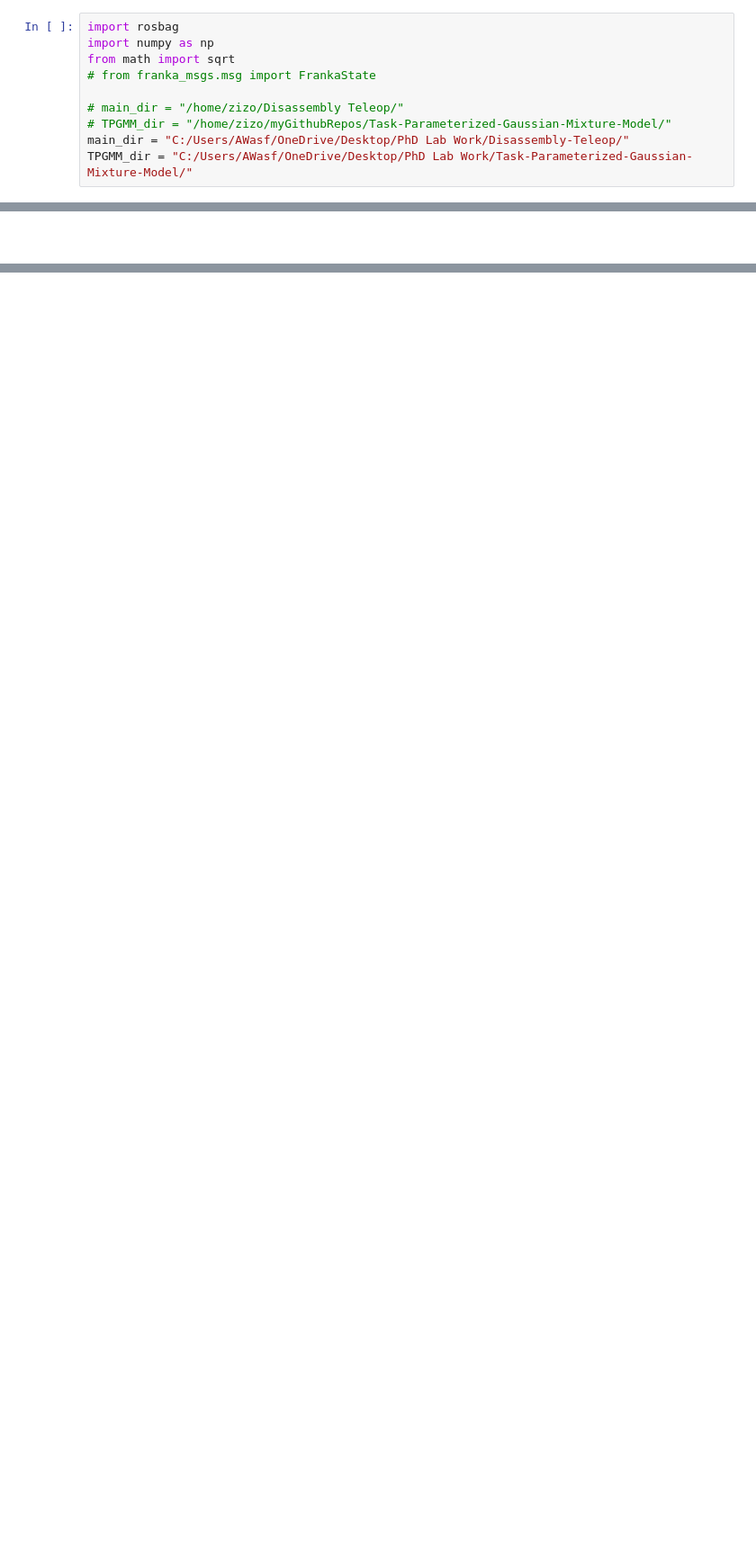
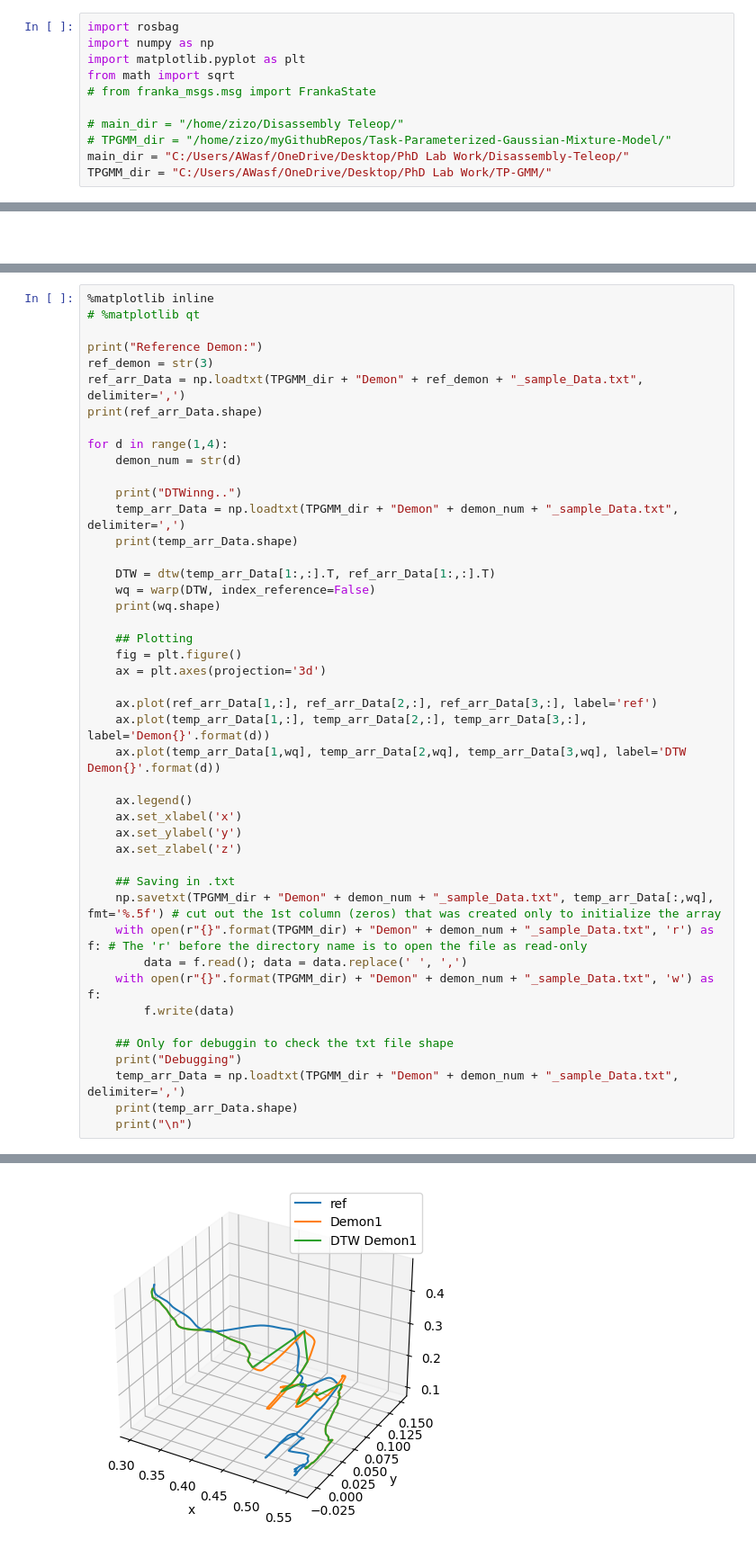
Before and after one commit to zizowasfy/TP-GMM, a Jupyter notebook: demons_to_samples.ipynb, the cells around one changed output, grey strips where cells are left out. Shown: that part at 90% size. Cells and saved outputs as stored; diff of their text form; blank space fills up the shorter version.

```diff
--- a/demons_to_samples.ipynb
+++ b/demons_to_samples.ipynb
@@ -3,13 +3,14 @@
 # %%
 import rosbag
 import numpy as np
+import matplotlib.pyplot as plt
 from math import sqrt
 # from franka_msgs.msg import FrankaState
 
 # main_dir = "/home/zizo/Disassembly Teleop/"
 # TPGMM_dir = "/home/zizo/myGithubRepos/Task-Parameterized-Gaussian-Mixture-Model/"
 main_dir = "C:/Users/AWasf/OneDrive/Desktop/PhD Lab Work/Disassembly-Teleop/"
-TPGMM_dir = "C:/Users/AWasf/OneDrive/Desktop/PhD Lab Work/Task-Parameterized-Gaussian-Mixture-Model/"
+TPGMM_dir = "C:/Users/AWasf/OneDrive/Desktop/PhD Lab Work/TP-GMM/"
 # %% [markdown]
 ### 2D
 # %%
@@ -200,0 +209,46 @@ with open(TPGMM_dir + "Demon" + task_num + "_sample_frame1_A.txt", 'r') as f:
+# %%
+%matplotlib inline
+# %matplotlib qt
+
+print("Reference Demon:")
+ref_demon = str(3)
+ref_arr_Data = np.loadtxt(TPGMM_dir + "Demon" + ref_demon + "_sample_Data.txt", delimiter=',')
+print(ref_arr_Data.shape)
+
+for d in range(1,4):
+    demon_num = str(d)
+
+    print("DTWinng..")
+    temp_arr_Data = np.loadtxt(TPGMM_dir + "Demon" + demon_num + "_sample_Data.txt", delimiter=',')
+    print(temp_arr_Data.shape)
+
+    DTW = dtw(temp_arr_Data[1:,:].T, ref_arr_Data[1:,:].T)
+    wq = warp(DTW, index_reference=False)
+    print(wq.shape)
+
+    ## Plotting
+    fig = plt.figure()
+    ax = plt.axes(projection='3d')
+
+    ax.plot(ref_arr_Data[1,:], ref_arr_Data[2,:], ref_arr_Data[3,:], label='ref')
+    ax.plot(temp_arr_Data[1,:], temp_arr_Data[2,:], temp_arr_Data[3,:], label='Demon{}'.format(d))
+    ax.plot(temp_arr_Data[1,wq], temp_arr_Data[2,wq], temp_arr_Data[3,wq], label='DTW Demon{}'.format(d))
+
+    ax.legend()
+    ax.set_xlabel('x')
+    ax.set_ylabel('y')
+    ax.set_zlabel('z')
+
+    ## Saving in .txt
+    np.savetxt(TPGMM_dir + "Demon" + demon_num + "_sample_Data.txt", temp_arr_Data[:,wq], fmt='%.5f') # cut out the 1st column (zeros) that was created only to initialize the array
+    with open(r"{}".format(TPGMM_dir) + "Demon" + demon_num + "_sample_Data.txt", 'r') as f: # The 'r' before the directory name is to open the file as read-only
+        data = f.read(); data = data.replace(' ', ',')
+    with open(r"{}".format(TPGMM_dir) + "Demon" + demon_num + "_sample_Data.txt", 'w') as f:
+        f.write(data)
+
+    ## Only for debuggin to check the txt file shape
+    print("Debugging")
+    temp_arr_Data = np.loadtxt(TPGMM_dir + "Demon" + demon_num + "_sample_Data.txt", delimiter=',')
+    print(temp_arr_Data.shape)
+    print("\n")
+# %% [output]
@@ -200,0 +272 @@ with open(TPGMM_dir + "Demon" + task_num + "_sample_frame1_A.txt", 'r') as f:
+[figure, added]
```
Also changed, not shown: parts of 6 cells of this notebook, 5 other files.
